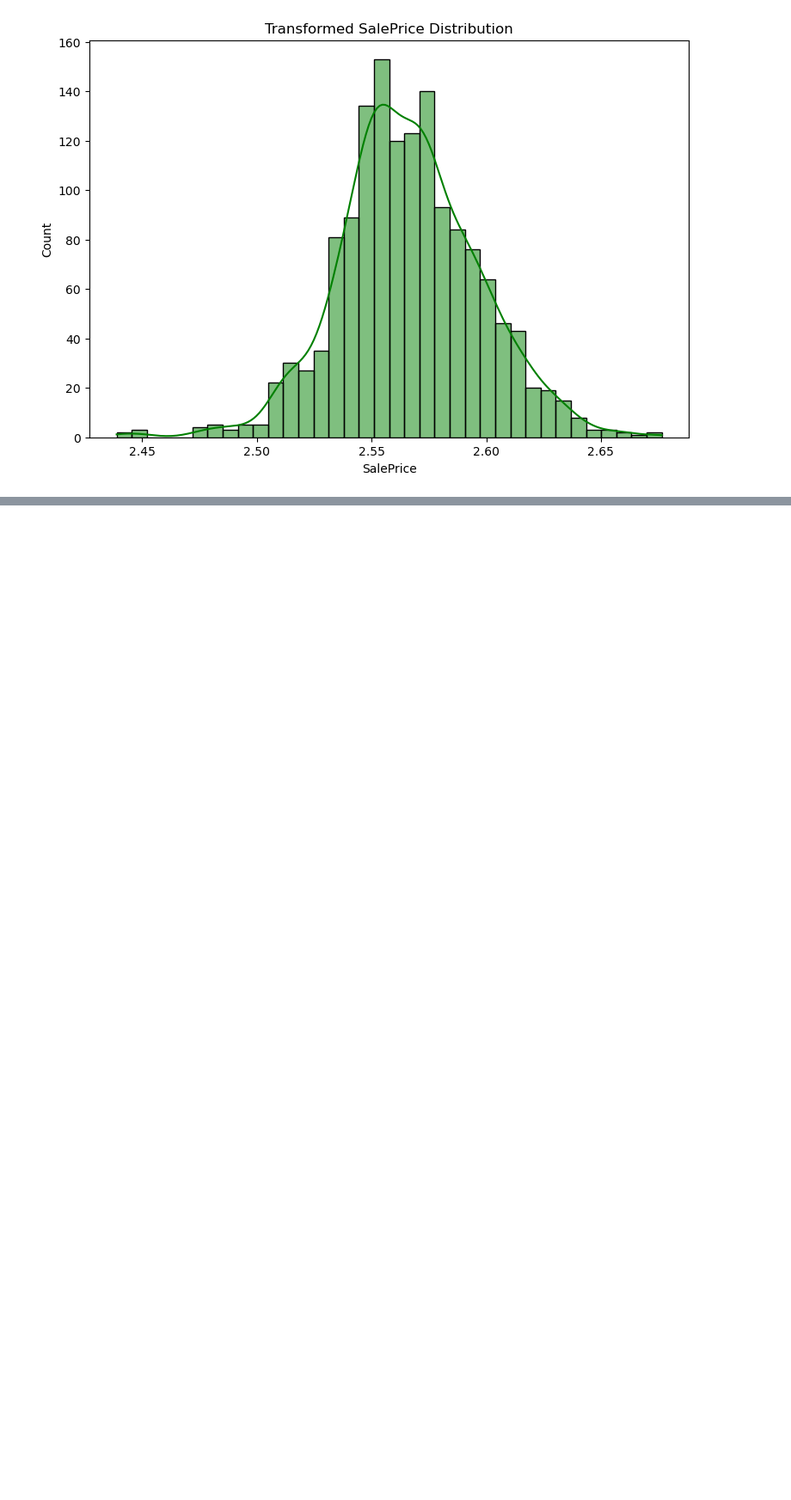
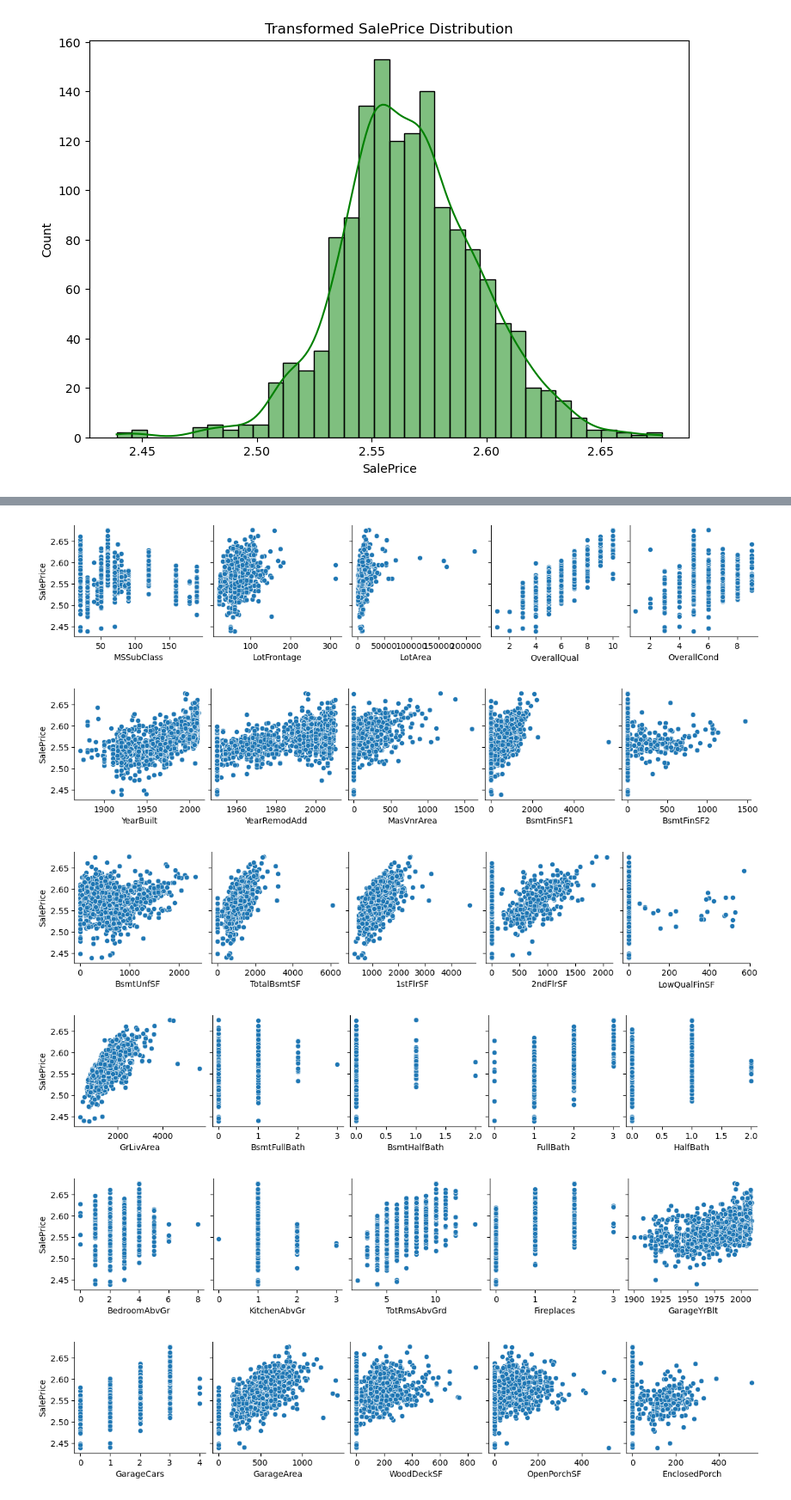
Before and after one commit to flormartinaus/EDA-using-Python, a Jupyter notebook: coding.ipynb, the cells around one changed output, grey strips where cells are left out. Shown: that part at 86% size. Cells and saved outputs as stored; diff of their text form; code cells hidden in the pictures; blank space fills up the shorter version.

```diff
--- a/coding.ipynb
+++ b/coding.ipynb
@@ -89,0 +158,14 @@ plt.show()
+# %%
+# Plot the numerical features and see which ones have very few or explainable outliers
+
+for i in range(0, len(df_num.columns), 5):
+    sn.pairplot(data=df_num,
+                x_vars=df_num.columns[i:i+5],
+                y_vars=['SalePrice'])
+# %% [output]
+[figure, added]
+[figure, added]
+[figure, added]
+[figure, added]
+[figure, added]
+[figure, added]
```
Also changed, not shown: parts of 6 cells of this notebook.
